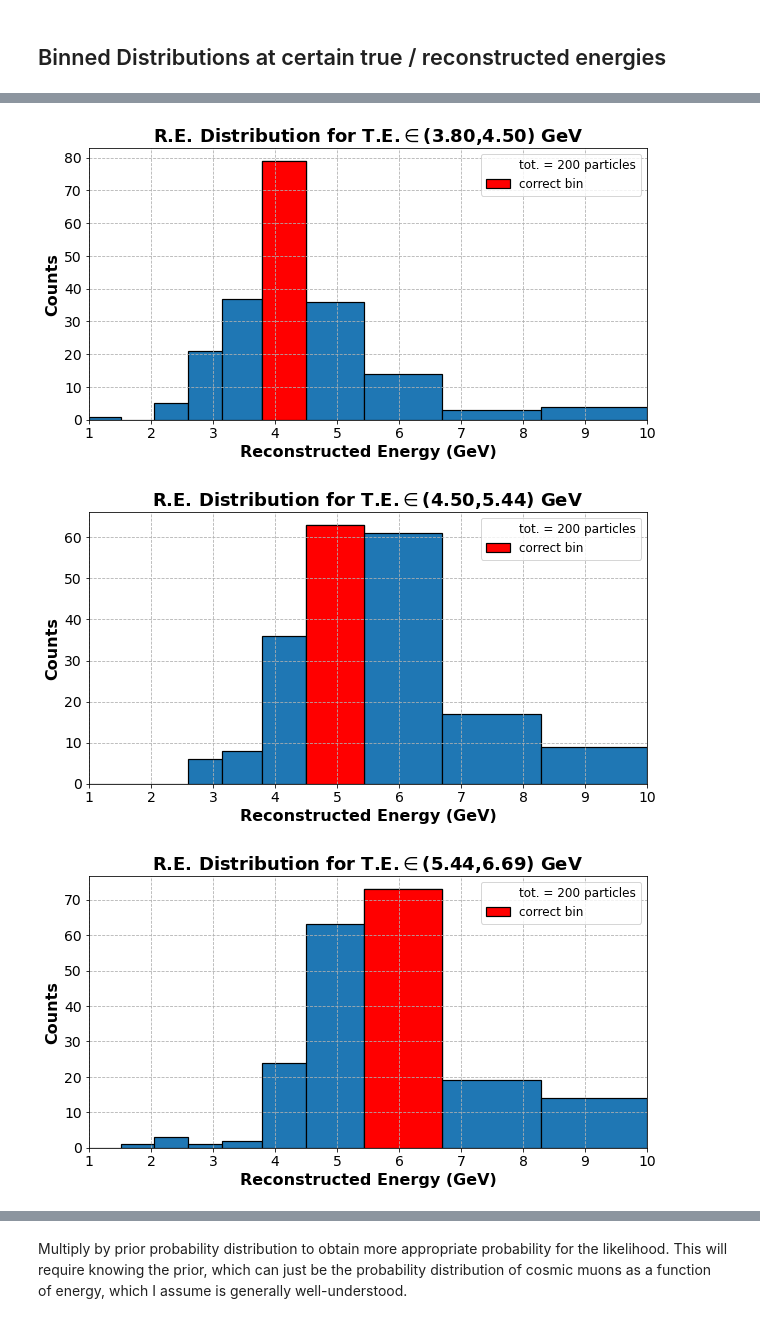
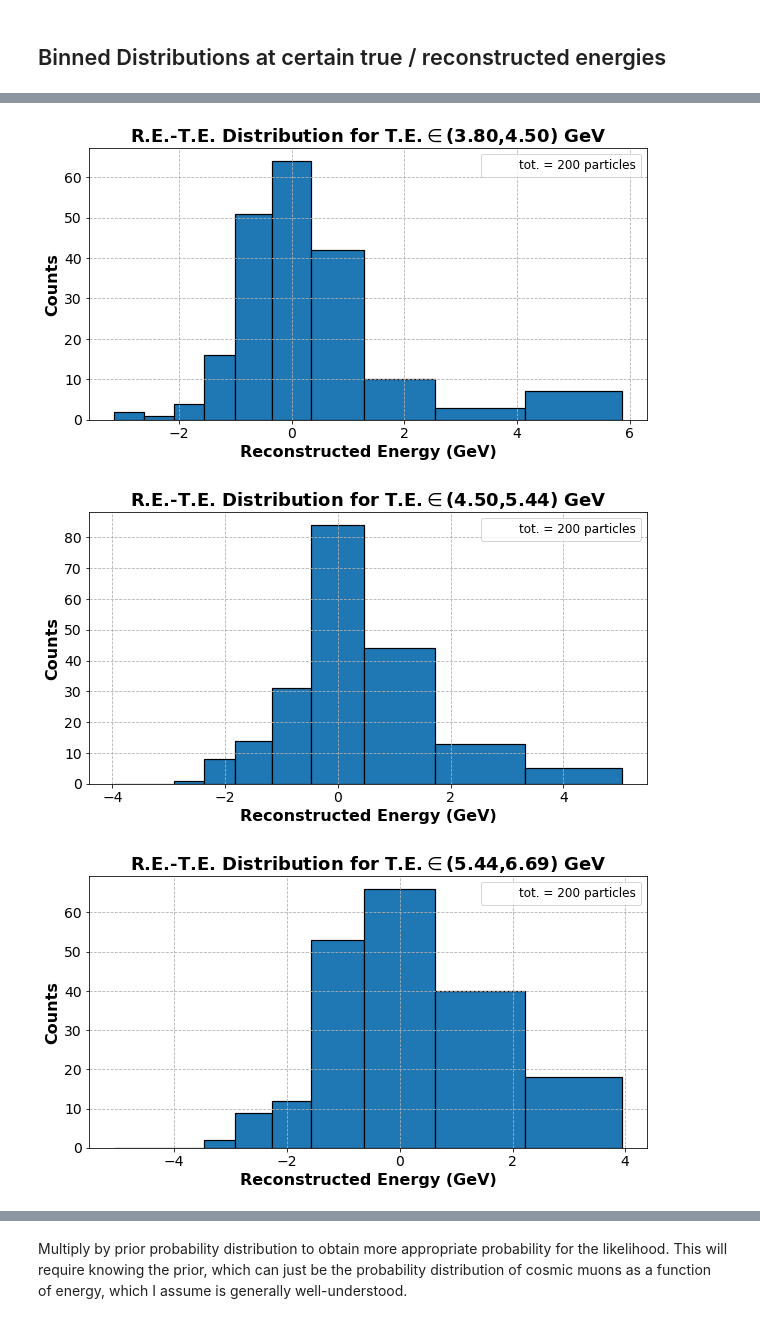
Before and after one commit to socrossley/Cosmic_Muon_CER, a Jupyter notebook: Test_Like.ipynb, the cells around one changed output, grey strips where cells are left out. Drawn from its saved outputs; the diff is of its cells as text; code cells hidden in the pictures.

```diff
--- a/Test_Like.ipynb
+++ b/Test_Like.ipynb
@@ -261,3 +256,0 @@ CER = reload(util.cer_util).CER
-# %%
-cer = CER()
-cer.load_muons()
@@ -338,0 +353,27 @@ plt.show()
+# %%
+ncols = 5
+nrows = gausses.shape[0]//ncols+1
+fig, axes = plt.subplots(gausses.shape[0]//ncols+1, ncols, figsize=(ncols*5, nrows*5))
+for row, ax in zip(gausses.iterrows(), axes.flatten()):
+    i, data = row
+    gloc, gwidth, gloc_err, gwidth_err, truth = data
+    x = np.linspace(min(likedf.difference), max(likedf.difference), 1000)
+    y = scipy.stats.norm.pdf(x, gloc, gwidth)
+
+    differences = likedf.loc[likedf.truebin == i].difference
+    bin_centers, counts = get_binned_diff_dist(differences, truth, density=False)
+    anorm = np.sum(counts)*(bin_centers[1]-bin_centers[0]) # Assumes linear bins!
+
+    ax.plot(x, y*anorm, ls='--',
+             label=r'Guassian: $(\mu, \sigma)=$' + f'\n({gloc:.2f}, {gwidth:.2f}) GeV')
+    ax.plot(bin_centers,
+            counts,
+            marker='o',
+            )
+    ax.set_title(f'True Energy: {truth:.2f} GeV', fontsize=14)
+    ax.legend(loc='upper right', fontsize=10)
+    ax.set_xlabel('E(reco) - E(truth) (GeV)', fontsize=12)
+
+fig.tight_layout()
+# savefig(fig, '1pbias_difference_distributions.png')
+fig.show()
@@ -338,0 +416,2 @@ plt.show()
+# %%
+likedf['trkl_category'] = pd.cut(likedf.track_length, 50)
@@ -342,13 +428,14 @@ ebins = [fitdf.e_min[0]] + fitdf.e_max.to_list()
 # %%
 def plot_re_dist(telo, tehi, highlight=False, otherdist=None, save=False, i=0):
     df_ebin = likedf.query(f'truth < {tehi} & truth > {telo}')
-    re_centers = df_ebin[["reconstructed_min", "reconstructed_max"]].mean(1)
+    re_centers = df_ebin[["reconstructed_min", "reconstructed_max"]].mean(1) - df_ebin.truth
     if otherdist is not None:
         re_centers = otherdist
 
+
     fig = plt.figure(figsize=(10, 5))
     ax = fig.gca()
-    counts = ax.hist(re_centers, ebins, edgecolor='black', lw = '1.2')[0]
+    counts = ax.hist(re_centers, np.array(ebins)-(tehi+telo)/2, edgecolor='black', lw = '1.2')[0]
     ax.plot([],[],label=f'tot. = {np.sum(counts):.0f} particles')
     if highlight:
         minloc, maxloc = np.digitize([telo, tehi], ebins) - 1
@@ -359,12 +446,12 @@ def plot_re_dist(telo, tehi, highlight=False, otherdist=None, save=False, i=0):
 
     ax.set_xlabel('Reconstructed Energy (GeV)')
     ax.set_ylabel('Counts')
-    ax.set_title(fr'R.E. Distribution for T.E.$\in$({telo:.2f},{tehi:.2f}) GeV')
-    ax.set_xlim(1, 10)
+    ax.set_title(fr'R.E.-T.E. Distribution for T.E.$\in$({telo:.2f},{tehi:.2f}) GeV')
+    # ax.set_xlim(1, 10)
     ax.legend()
     fig.show()
     if save:
-        savefig(fig, fr'RE_Dists_Fixedwidth/RE_dist_for_TE_bin{i}.png')
+        savefig(fig, fr'REmTE_Dists/RE_dist_for_TE_bin{i}.png')
     return fig, counts
 # %%
 def plot_te_dist(relo, rehi, highlight=False, save=False, i=0):
@@ -377,5 +464,5 @@ def plot_te_dist(relo, rehi, highlight=False, save=False, i=0):
         savefig(fig, fr'RE_Dists/TE_dist_for_RE_bin{i}.png')
 # %%
 for i in range(0,len(ebins)-1):
-    counts = plot_re_dist(ebins[i], ebins[i+1], highlight=True)
+    counts = plot_re_dist(ebins[i], ebins[i+1], highlight=False, save=True, i=i)
 # %% [output]
@@ -387,3 +484,3 @@ for i in range(0,len(ebins)-1):
-[figure, old version]
+[figure, new version]
-[figure, old version]
+[figure, new version]
-[figure, old version]
+[figure, new version]
```
Also changed, not shown: parts of 45 cells of this notebook, 9 other files.
